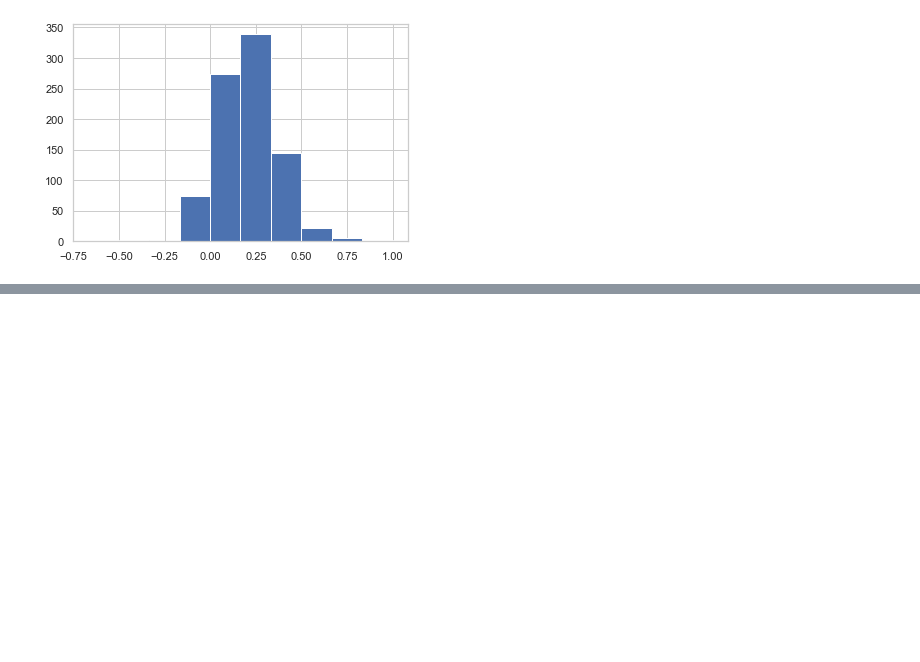
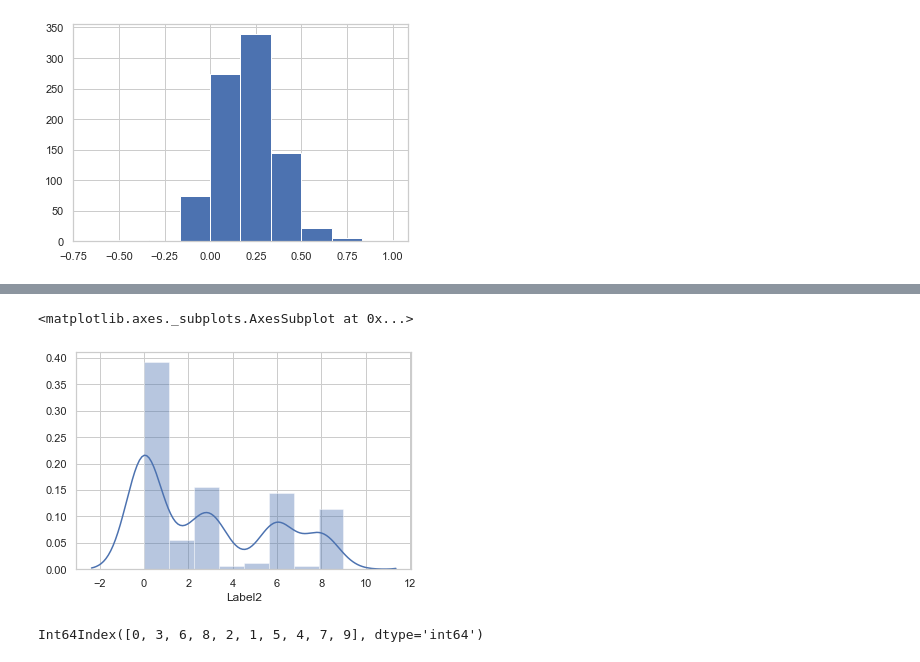
Before and after one commit to trevohearn/nyc-mhtn-ds-010620-lectures, a Jupyter notebook: Final_Project/AppPlatformAnalysis.ipynb, the cells around one changed output, grey strips where cells are left out. Saved outputs shown, nothing was run; the diff lists cells and outputs as text; code cells hidden in the pictures; blank space fills up the shorter version.

```diff
--- a/Final_Project/AppPlatformAnalysis.ipynb
+++ b/Final_Project/AppPlatformAnalysis.ipynb
@@ -2156,0 +2526,4 @@ df_gdesc['Sentiment_Polarity'].hist()
+# %%
+genre_dict = {}
+for x, y in enumerate(df_g.Genres.value_counts().index):
+    genre_dict[y] = x
@@ -2156,0 +2550,2 @@ df_gdesc['Sentiment_Polarity'].hist()
+# %%
+df_g['GenreNum'] = df_g.Genres.replace(genre_dict)
@@ -2156,0 +2592,14 @@ df_gdesc['Sentiment_Polarity'].hist()
+# %%
+dftools = df_g[df_g.Genres == 'Tools'].head(100)
+dfentertainment = df_g[df_g.Genres == 'Entertainment'].head(100)
+dfeducation = df_g[df_g.Genres == 'Education'].head(100)
+dfmedical = df_g[df_g.Genres == 'Medical'].head(100)
+dfbusiness = df_g[df_g.Genres == 'Business'].head(100)
+dfproductivity = df_g[df_g.Genres == 'Productivity'].head(100)
+dfsports = df_g[df_g.Genres == 'Sports'].head(100)
+dfpersonalization = df_g[df_g.Genres == 'Personalization'].head(100)
+dfcommunication = df_g[df_g.Genres == 'Communication'].head(100)
+dflifestyle = df_g[df_g.Genres == 'Lifestyle'].head(100)
+# %%
+df_g_top10x100 = pd.concat([dftools, dfentertainment, dfeducation, dfmedical, dfbusiness,
+                          dfproductivity, dfsports, dfpersonalization, dfcommunication, dflifestyle])
@@ -2156,0 +2637,9 @@ df_gdesc['Sentiment_Polarity'].hist()
+# %%
+sns.distplot(df_g_top10x100['Label2'])
+# %% [output]
+<matplotlib.axes._subplots.AxesSubplot at 0x...>
+[figure, added]
+# %%
+df_g_top10x100['Label2'].value_counts()
+# %% [output]
+Int64Index([0, 3, 6, 8, 2, 1, 5, 4, 7, 9], dtype='int64')
```
Also changed, not shown: parts of 88 cells of this notebook, 2 other files.
